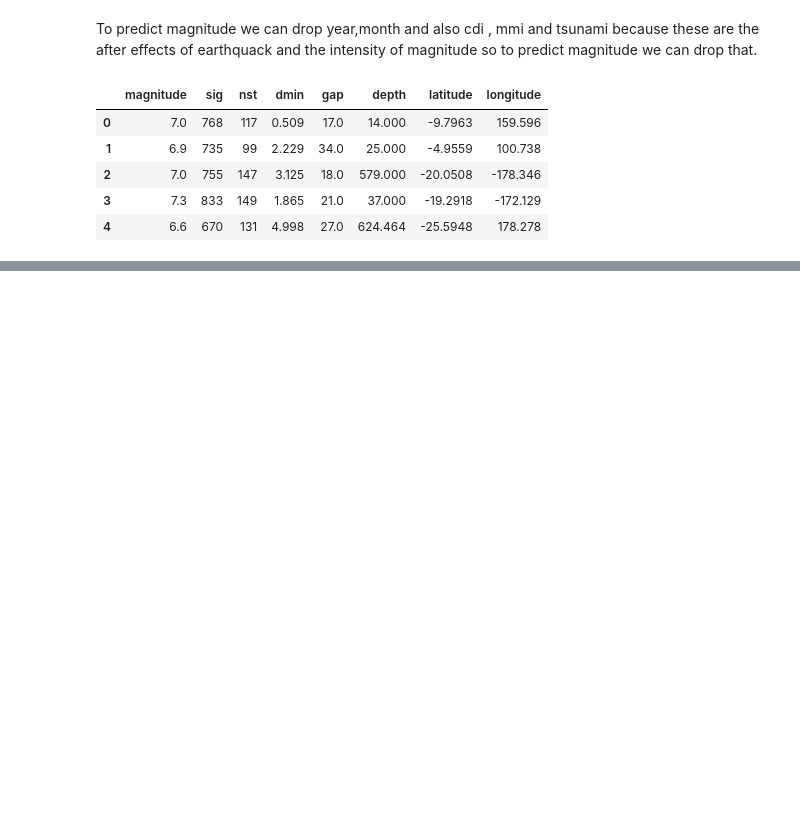
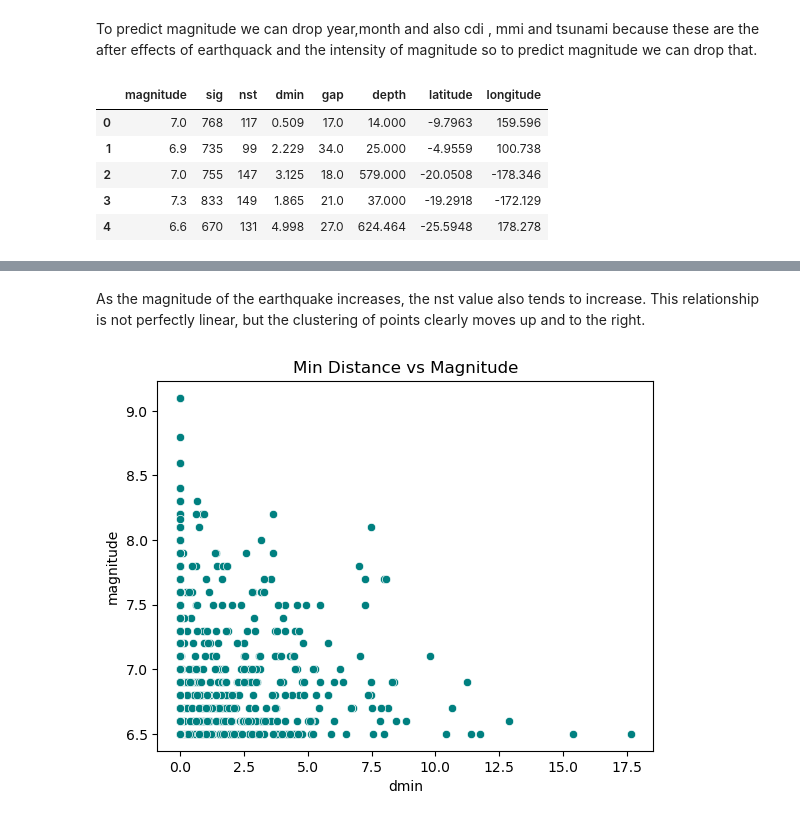
Before and after one commit to Aparna-31/Earthquake-Tsunami-Predictor, a Jupyter notebook: Magnitude Preditor.ipynb, the cells around one changed output, grey strips where cells are left out. Cells and saved outputs as stored; diff of their text form; code cells hidden in the pictures; blank space fills up the shorter version.

```diff
--- a/Magnitude Preditor.ipynb
+++ b/Magnitude Preditor.ipynb
@@ -69,0 +117,8 @@ data.head()
+# %% [markdown]
+As the magnitude of the earthquake increases, the nst value also tends to increase. This relationship is not perfectly linear, but the clustering of points clearly moves up and to the right.
+# %%
+sns.scatterplot(x='dmin', y='magnitude', data=data, color='teal')
+plt.title('Min Distance vs Magnitude')
+plt.show()
+# %% [output]
+[figure, added]
```
Also changed, not shown: parts of 14 cells of this notebook.
